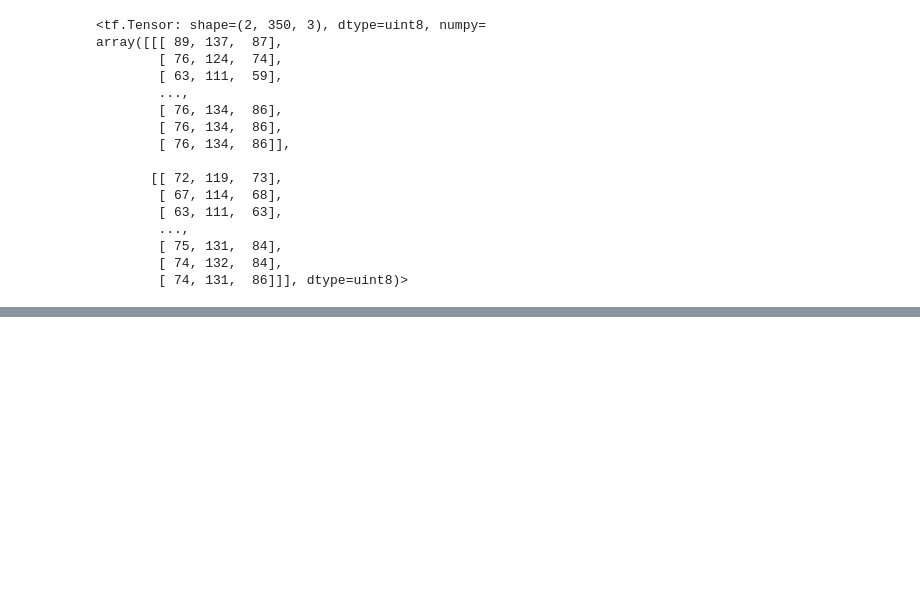
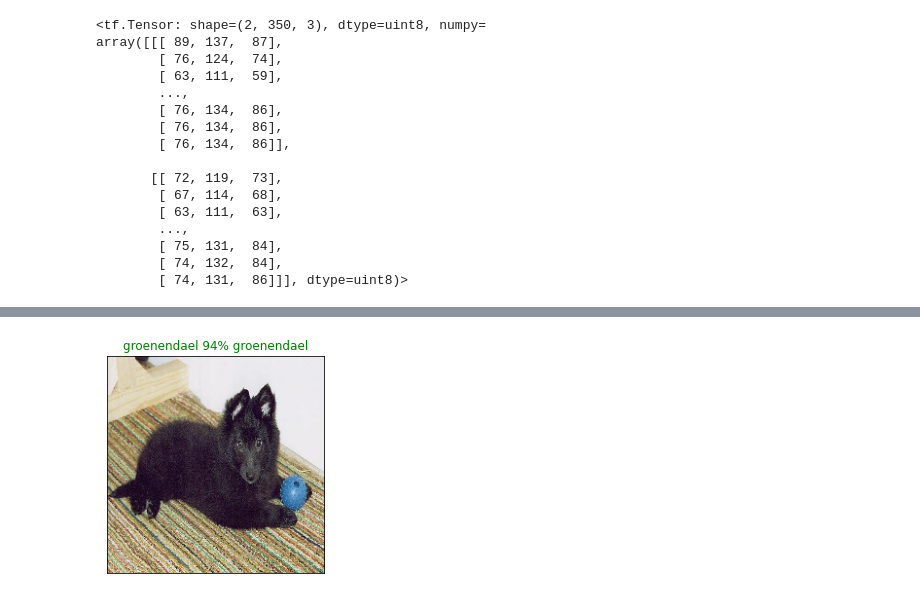
Before and after one commit to PasinduUkwatta/Machine-Learning, a Jupyter notebook: dog_identification (1).ipynb, the cells around one changed output, grey strips where cells are left out. Drawn from its saved outputs; the diff is of its cells as text; code cells hidden in the pictures; blank space fills up the shorter version.

```diff
--- a/dog_identification (1).ipynb
+++ b/dog_identification (1).ipynb
@@ -459,0 +1074,7 @@ def process_image(image_path):
+# %%
+plot_pred(prediction_probabilities=predictions,
+          labels=val_labels,
+          images=val_images,
+          n=77)
+# %% [output]
+[figure, added]
```
Also changed, not shown: parts of 64 cells of this notebook.
